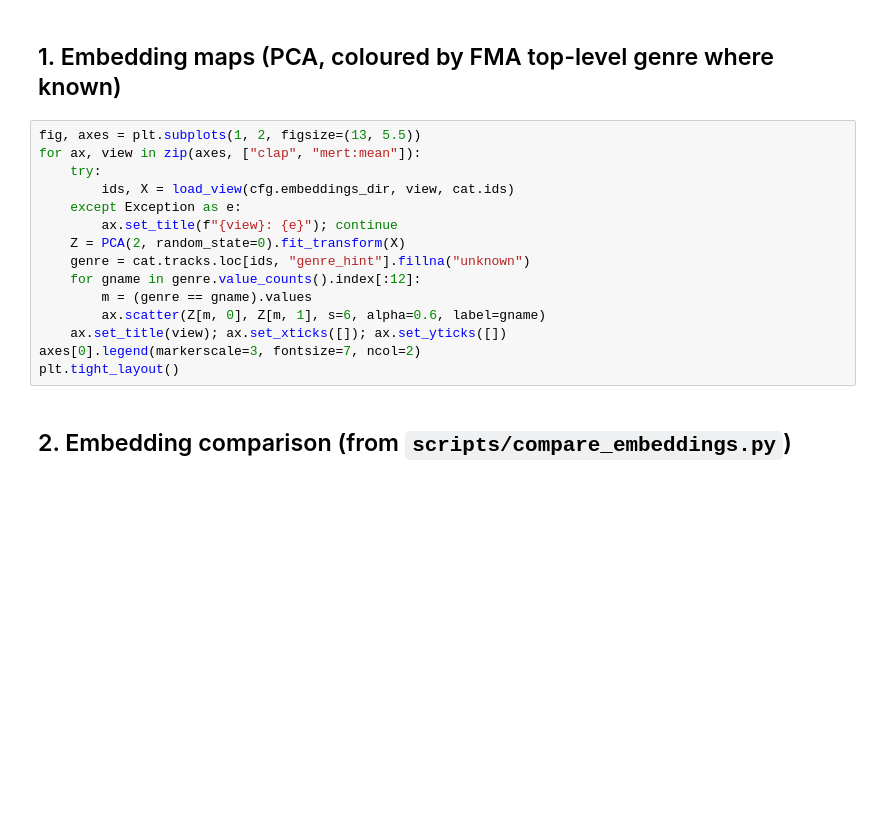
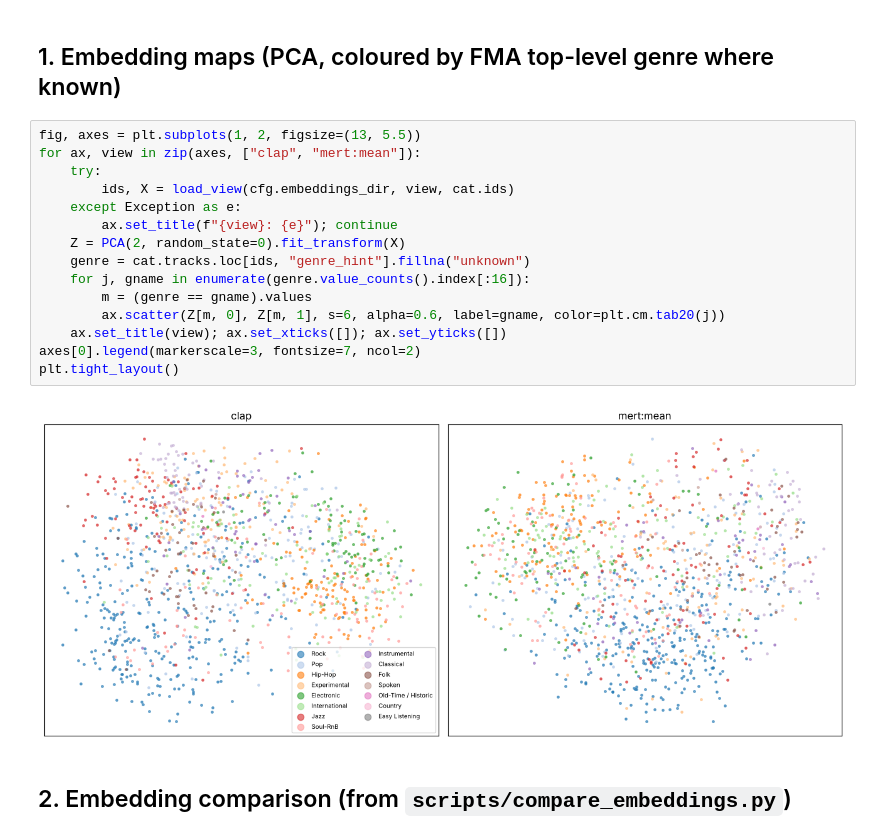
Before and after one commit to deZealous/ReZonate, a Jupyter notebook: notebooks/01_explore.ipynb, the cells around one changed output. Saved outputs shown, nothing was run; the diff lists cells and outputs as text; blank space fills up the shorter version.

```diff
--- a/notebooks/01_explore.ipynb
+++ b/notebooks/01_explore.ipynb
@@ -37,18 +40,20 @@ print(f"{len(cat.ids)} tracks with embeddings, {len(labels)} labels")
 # %%
 fig, axes = plt.subplots(1, 2, figsize=(13, 5.5))
 for ax, view in zip(axes, ["clap", "mert:mean"]):
     try:
         ids, X = load_view(cfg.embeddings_dir, view, cat.ids)
     except Exception as e:
         ax.set_title(f"{view}: {e}"); continue
     Z = PCA(2, random_state=0).fit_transform(X)
     genre = cat.tracks.loc[ids, "genre_hint"].fillna("unknown")
-    for gname in genre.value_counts().index[:12]:
+    for j, gname in enumerate(genre.value_counts().index[:16]):
         m = (genre == gname).values
-        ax.scatter(Z[m, 0], Z[m, 1], s=6, alpha=0.6, label=gname)
+        ax.scatter(Z[m, 0], Z[m, 1], s=6, alpha=0.6, label=gname, color=plt.cm.tab20(j))
     ax.set_title(view); ax.set_xticks([]); ax.set_yticks([])
 axes[0].legend(markerscale=3, fontsize=7, ncol=2)
 plt.tight_layout()
+# %% [output]
+[figure, added]
 # %% [markdown]
 ## 2. Embedding comparison (from `scripts/compare_embeddings.py`)
 # %%
```
Also changed, not shown: parts of 5 cells of this notebook, 9 other files.
